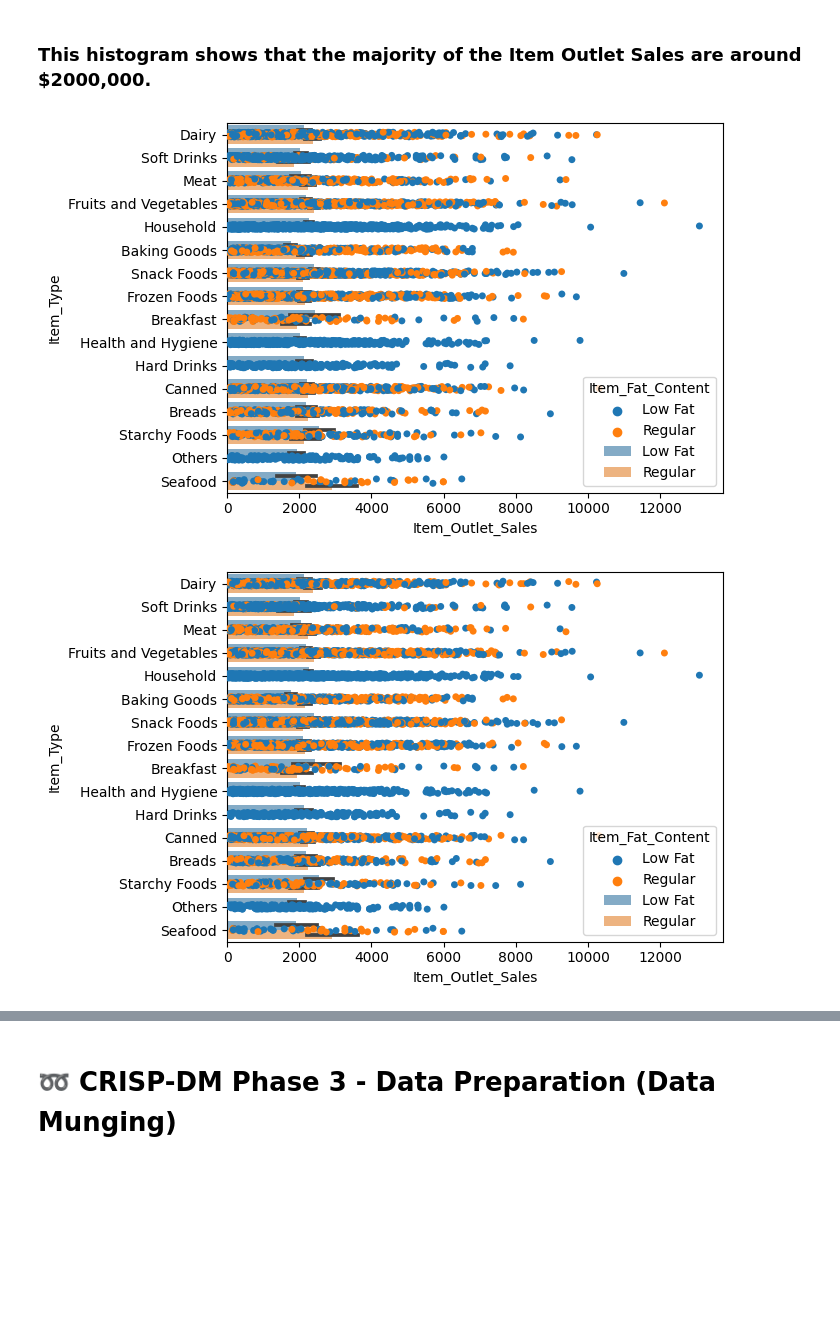
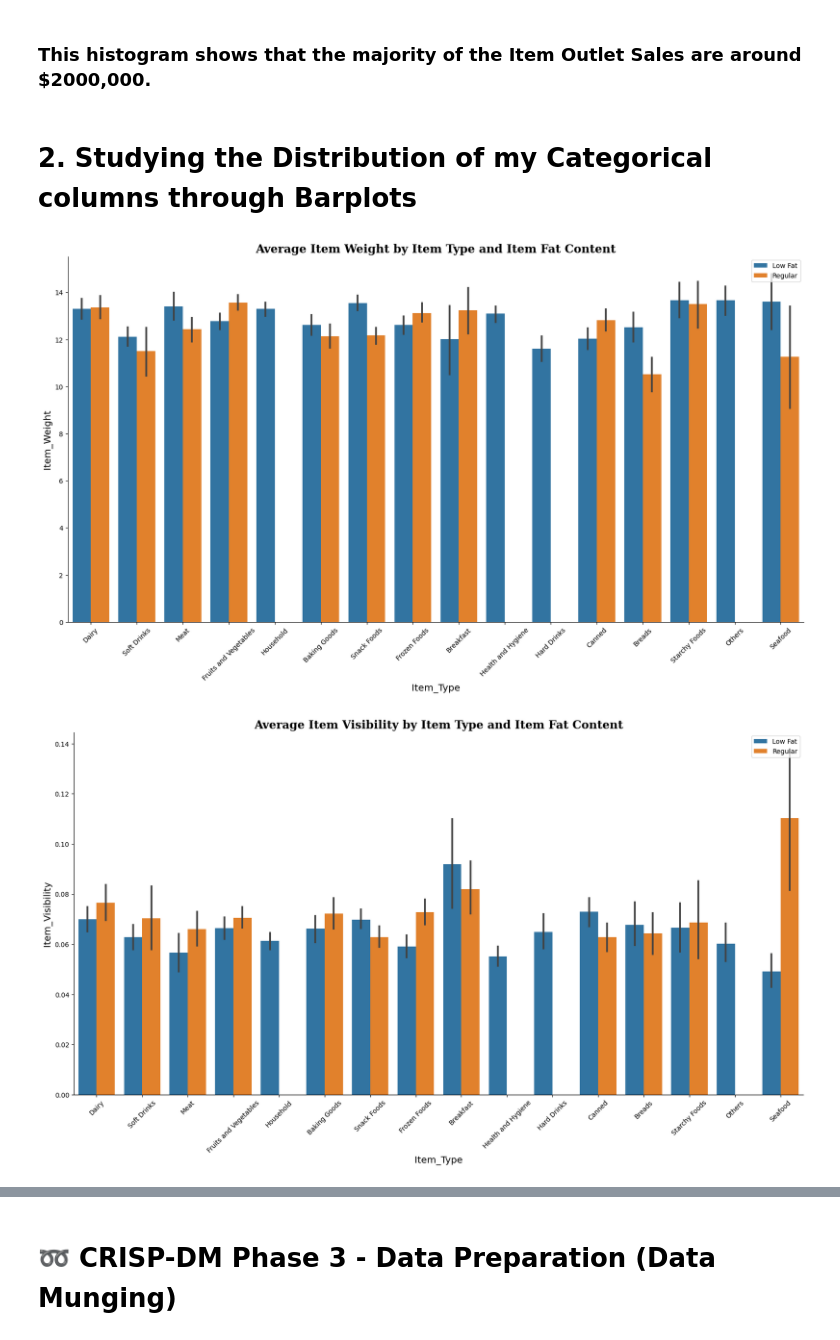
Before and after one commit to Souha-Kabtni/Sales_Predictions, a Jupyter notebook: Copy_of_Food_Sales_Prediction.ipynb, the cells around one changed output, grey strips where cells are left out. Saved outputs shown, nothing was run; the diff lists cells and outputs as text; code cells hidden in the pictures; blank space fills up the shorter version.

```diff
--- a/Copy_of_Food_Sales_Prediction.ipynb
+++ b/Copy_of_Food_Sales_Prediction.ipynb
@@ -309,17 +311,46 @@ ax.legend(loc='upper right');
 [figure]
 # %% [markdown]
 ### **This histogram shows that the majority of the Item Outlet Sales are around $2000,000.**
-# %%
-# the properties of products that play crucial roles in increasing sales
-
-sns.barplot(data=df, x='Item_Outlet_Sales', y='Item_Type',hue = 'Item_Fat_Content',  alpha=0.6)
-sns.stripplot(data =df, x='Item_Outlet_Sales', y='Item_Type', hue = 'Item_Fat_Content');
-# %% [output]
-[figure, removed]
-# %%
-# the properties of outlets that play crucial roles in increasing sales
-
-sns.barplot(data=df, x='Item_Outlet_Sales', y='Item_Type',hue = 'Item_Fat_Content',  alpha=0.6)
-sns.stripplot(data =df, x='Item_Outlet_Sales', y='Item_Type', hue = 'Item_Fat_Content');
-# %% [output]
-[figure, removed]
+# %% [markdown]
+# **2. Studying the Distribution of my Categorical columns through Barplots**
+# %%
+def plot_dist1(data, xcol, ycol, hue, title, figure_size = (20, 10)):
+
+  ## Through plt.subplots(), I am going to set the ground for a larger fig/ax before plotting
+
+ fig, ax = plt.subplots(figsize=figure_size)
+
+## I am going to removing my top and right borders
+
+ ax.spines['right'].set_visible(False)
+ ax.spines['top'].set_visible(False)
+
+## I am going to plot a histogram using seaborn library
+
+ sns.barplot(data=data, x = xcol, y = ycol, hue=hue, ax=ax)
+
+## I am going to set my title and my font (family, size, and weight)
+
+ ax.set_title(title, fontfamily='serif', fontsize='xx-large', fontweight='semibold');
+
+## I am going to increase my Axis Label Font Sizes
+
+ ax.set_xlabel(ax.xaxis.get_label().get_text(),
+              fontsize='x-large')
+ ax.set_ylabel(ax.yaxis.get_label().get_text(),
+              fontsize='x-large')
+
+ plt.xticks(rotation = 45)
+
+ ## ax.xaxis.label()
+ ax.legend(loc='upper right');
+# %%
+# Graph some examples of barplots that can come from the above created function:
+
+plot_dist1(df, df.Item_Type, df.Item_Weight, df.Item_Fat_Content, 'Average Item Weight by Item Type and Item Fat Content')
+plot_dist1(df, df.Item_Type, df.Item_Visibility, df.Item_Fat_Content, 'Average Item Visibility by Item Type and Item Fat Content')
+plot_dist1(df, df.Item_Type, df.Item_MRP, df.Item_Fat_Content, 'Average Item MRP by Item Type and Item Fat Content')
+plot_dist1(df, df.Item_Type, df.Item_Outlet_Sales, df.Item_Fat_Content, 'Average Item Weight by Item Type and Item Fat Content')
+# %% [output]
+[figure, added]
+[figure, added]
```
Also changed, not shown: parts of 12 cells of this notebook.
